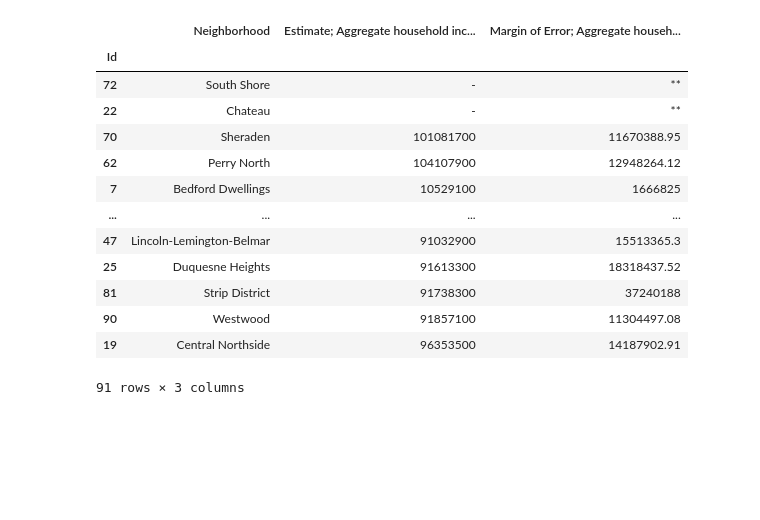
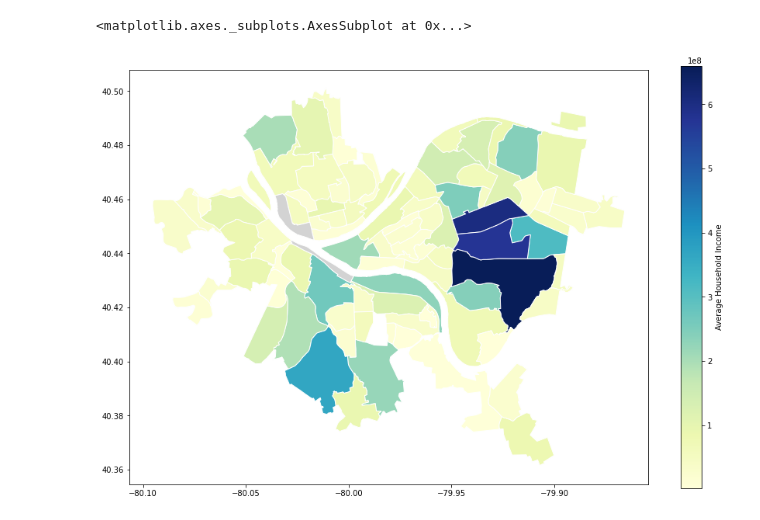
Before and after one commit to lampealex888/FinalProject, a Jupyter notebook: scottNotebook.ipynb, the cells around one changed output. Saved outputs shown, nothing was run; the diff lists cells and outputs as text; code cells hidden in the pictures; blank space fills up the shorter version.

```diff
--- a/scottNotebook.ipynb
+++ b/scottNotebook.ipynb
@@ -1,23 +1,32 @@
-# %%
-import pandas as pd
-import numpy as np
-
-# load data
-income = pd.read_csv("aggregatehouseholdincome.csv", index_col="Id") # use the column named _id as the row index
-
-income.sort_values(by="Estimate; Aggregate household income in the past 12 months (in 2015 Inflation-adjusted dollars)")
-# %% [output]
-|  | Neighborhood | Estimate; Aggregate household inc... | Margin of Error; Aggregate househ... |
-| Id |  |  |  |
-| 72 | South Shore | - | ** |
-| 22 | Chateau | - | ** |
-| 70 | Sheraden | 101081700 | 11670388.95 |
-| 62 | Perry North | 104107900 | 12948264.12 |
-| 7 | Bedford Dwellings | 10529100 | 1666825 |
-| ... | ... | ... | ... |
-| 47 | Lincoln-Lemington-Belmar | 91032900 | 15513365.3 |
-| 25 | Duquesne Heights | 91613300 | 18318437.52 |
-| 81 | Strip District | 91738300 | 37240188 |
-| 90 | Westwood | 91857100 | 11304497.08 |
-| 19 | Central Northside | 96353500 | 14187902.91 |
-91 rows × 3 columns
+# %%
+import pandas as pd
+import numpy as np
+import geopandas
+%matplotlib inline
+# load data
+income = pd.read_csv("aggregatehouseholdincome.csv", index_col="Id") # use the column named _id as the row index
+
+#print(income[income["Estimate; Aggregate household income in the past 12 months (in 2015 Inflation-adjusted dollars)"]=='-'])
+
+income["Estimate; Aggregate household income in the past 12 months (in 2015 Inflation-adjusted dollars)"] = pd.to_numeric(income["Estimate; Aggregate household income in the past 12 months (in 2015 Inflation-adjusted dollars)"], errors='coerce')
+income = income.dropna(subset=["Estimate; Aggregate household income in the past 12 months (in 2015 Inflation-adjusted dollars)"])
+income["Estimate; Aggregate household income in the past 12 months (in 2015 Inflation-adjusted dollars)"] = income["Estimate; Aggregate household income in the past 12 months (in 2015 Inflation-adjusted dollars)"].astype(int)
+
+
+#pd.set_option('display.max_rows', income.shape[0]+1)
+#income.sort_values(by="Estimate; Aggregate household income in the past 12 months (in 2015 Inflation-adjusted dollars)")
+
+#income.head(100)
+
+#ADDING THE MAP
+neighborhoods = geopandas.read_file("Neighborhoods/Neighborhoods_.shp") # read in the shapefile
+#neighborhoods.plot() # plot the geopandas dataframe
+
+incomemap = neighborhoods.merge(income, how='left', left_on='hood', right_on="Neighborhood")
+incomemap[['hood',"Estimate; Aggregate household income in the past 12 months (in 2015 Inflation-adjusted dollars)",'geometry']].head()
+
+incomemap.plot(column="Estimate; Aggregate household income in the past 12 months (in 2015 Inflation-adjusted dollars)", cmap='YlGnBu', edgecolor='white', legend=True,
+             legend_kwds={"label": "Average Household Income"}, figsize=(15, 10), missing_kwds={"color": "lightgrey"})
+# %% [output]
+<matplotlib.axes._subplots.AxesSubplot at 0x...>
+[figure, added]
```
